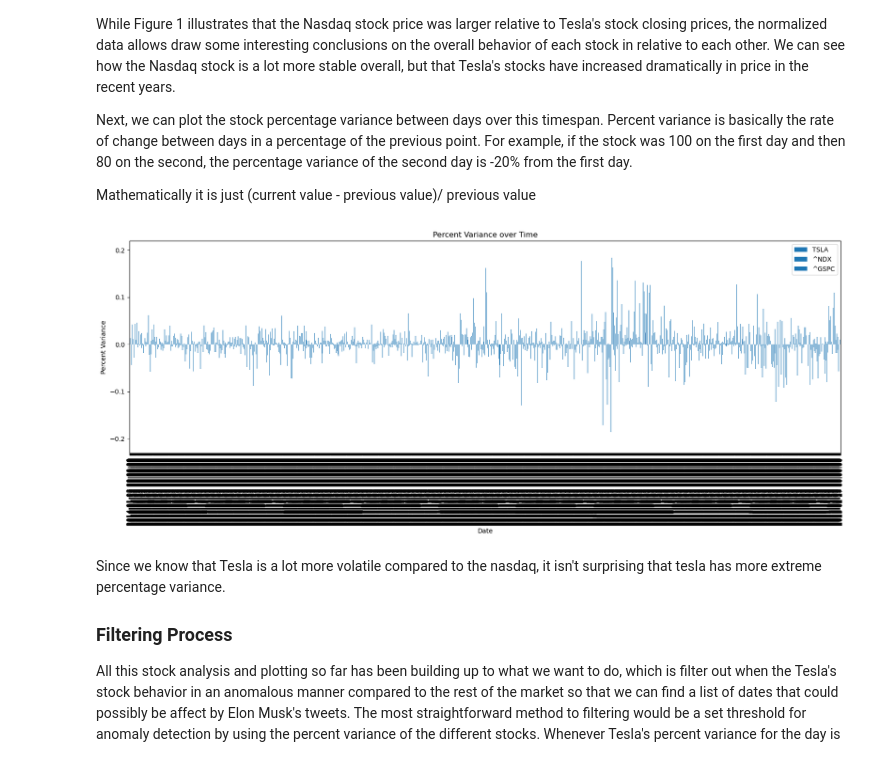
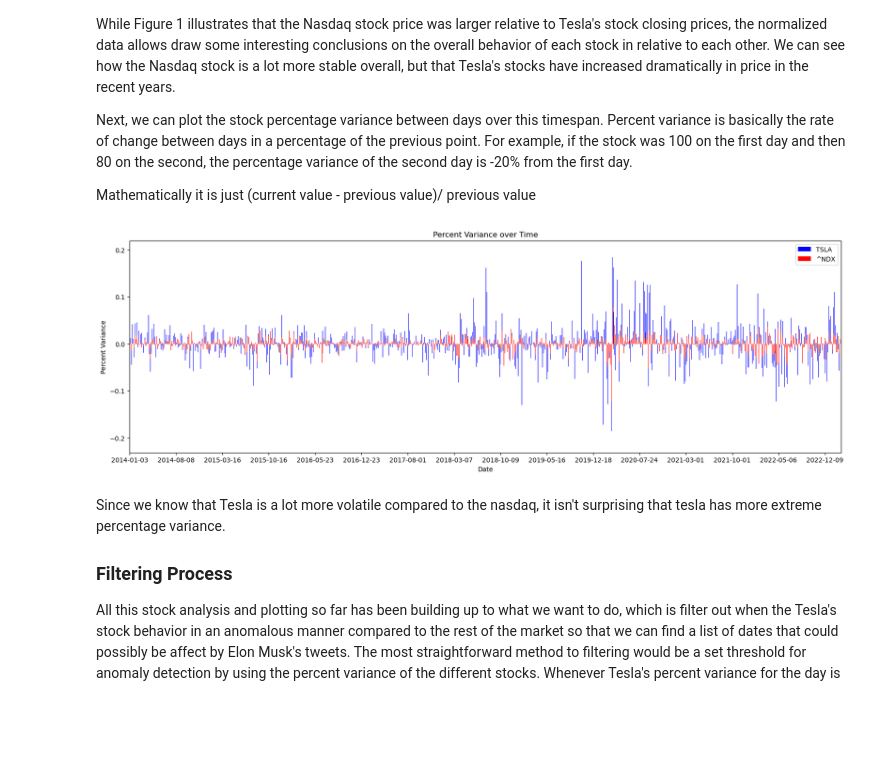
Before and after one commit to olincollege/twitter-vs-stock, a Jupyter notebook: finplotREADME.ipynb, the cells around one changed output. Cells and saved outputs as stored; diff of their text form; code cells hidden in the pictures; blank space fills up the shorter version.

```diff
--- a/finplotREADME.ipynb
+++ b/finplotREADME.ipynb
@@ -118,16 +116,22 @@ Next, we can plot the stock percentage variance between days over this timespan.
 Mathematically it is just (current value - previous value)/ previous value
 # %%
 fig, axes = plt.subplots(1, 1, figsize=(20,6))
+locs, labels = plt.xticks()
 
-for symbol in market_list:
-    symbol.get_variance_data().plot.bar(label=symbol.get_ticker())
+tesla.get_variance_data().plot.bar(label=tesla.get_ticker(), color = 'b')
+nasdaq.get_variance_data().plot.bar(label=nasdaq.get_ticker(), color = 'r')
 
+plt.xticks(rotation=0)
 plt.legend()
 plt.ylabel("Percent Variance")
 plt.title("Percent Variance over Time")
+locs, labels = plt.xticks()
+N = 150
+new_labels = [labels[::N][i].get_text()[0:10] for i in range(len(labels[::N]))]
+plt.xticks(locs[::N], new_labels)
 plt.show()
 # %% [output]
-[figure, old version]
+[figure, new version]
 # %% [markdown]
 Since we know that Tesla is a lot more volatile compared to the nasdaq, it isn't surprising that tesla has more extreme percentage variance.
 
```
Also changed, not shown: parts of 9 cells of this notebook, 2 other files.
